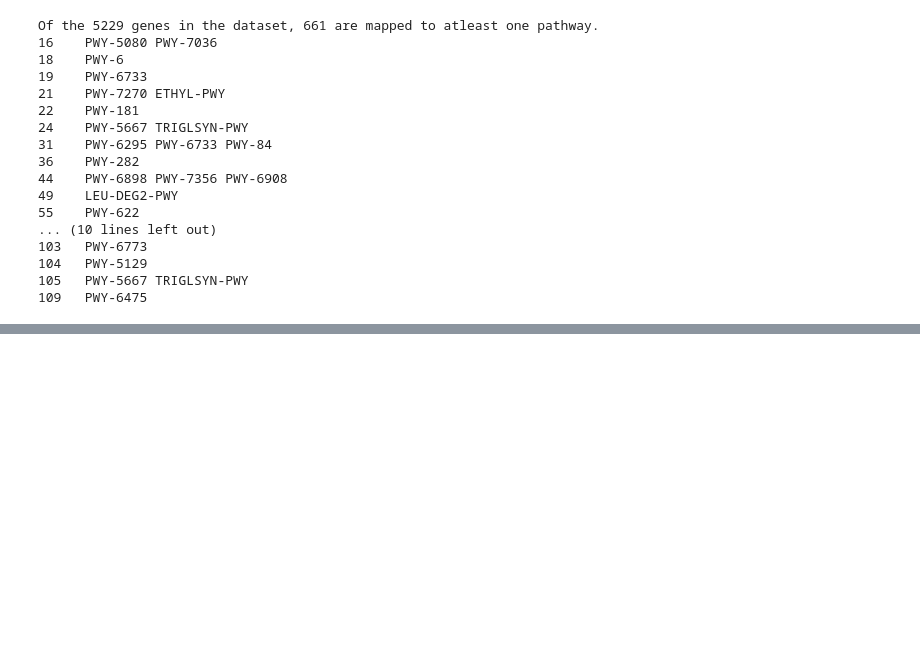
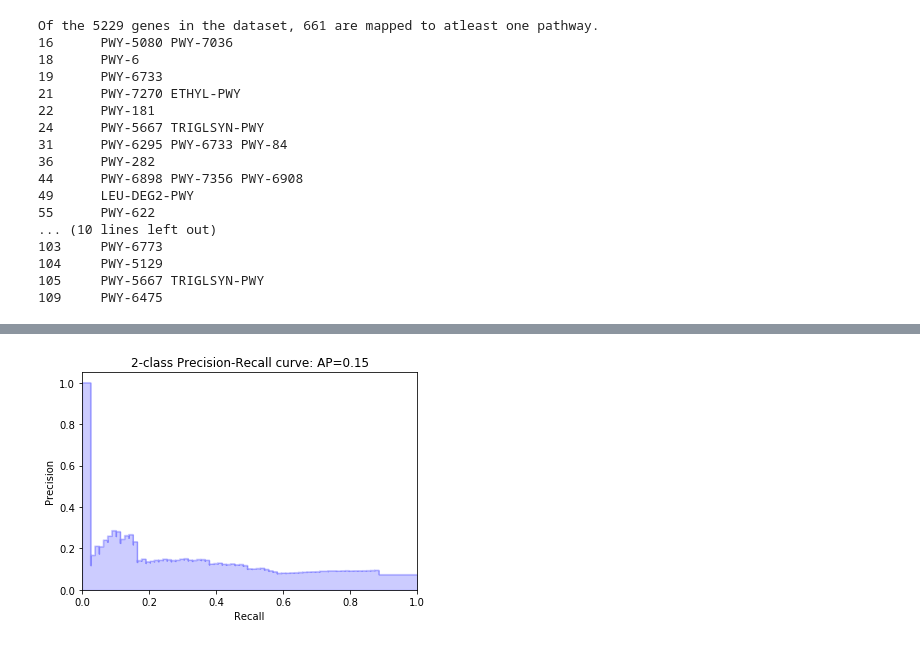
Before and after one commit to irbraun/plant-phenotypes-nlp, a Jupyter notebook: notebooks/network_analysis_athaliana_only.ipynb, the cells around one changed output, grey strips where cells are left out. Saved outputs shown, nothing was run; the diff lists cells and outputs as text; code cells hidden in the pictures; blank space fills up the shorter version.

```diff
--- a/notebooks/network_analysis_athaliana_only.ipynb
+++ b/notebooks/network_analysis_athaliana_only.ipynb
@@ -236,0 +237,11 @@ IndexError: invalid index to scalar variable.
+# %%
+# Creating one edge list for each method, then merging them into a single dataframe.
+name_to_df_mapping = {}
+name_to_df_mapping["doc2vec"] = get_edgelist_with_doc2vec(doc2vec_model, descriptions)
+name_to_df_mapping["bagofwords"] = get_edgelist_with_bagofwords(descriptions)
+name_to_df_mapping["setofwords"] = get_edgelist_with_setofwords(descriptions)
+name_to_df_mapping["setofterms"] = get_edgelist_with_annotations(annotations, mo)
+
+df = merge_edgelists(name_to_df_mapping, default_value=0.000)
+print(df.head(20))
+print(df.shape)
@@ -236,0 +323,82 @@ IndexError: invalid index to scalar variable.
+# %%
+df.loc[:,"class"] = [int(len(set(id_to_pathway_ids[id1]).intersection(set(id_to_pathway_ids[id2])))>0) for (id1,id2) in zip(df["from"].values,df["to"].values)]
+#print(df.head(5))
+#print(pd.unique(df["class"]))
+
+df["new"] = 1-df["bagofwords"]
+
+# Make sure to remove the self edges, these are not valid positive examples because we can
+# already assume that they belong to the exact same groupings or pathways.
+df_sub = df[df["from"] != df["to"]]
+
+
+from sklearn.metrics import precision_recall_curve
+from sklearn.datasets import make_classification
+from sklearn.neighbors import KNeighborsClassifier
+from sklearn.model_selection import train_test_split
+from sklearn.metrics import precision_recall_curve
+from sklearn.metrics import f1_score
+from sklearn.metrics import auc
+from sklearn.metrics import average_precision_score
+y_true = df_sub["class"].values
+y_scores = df_sub["new"].values
+
+
+# Subsetting and seeing if things improve.
+pos_tuples = [(t,s) for t,s in zip(y_true,y_scores) if t==1]
+neg_tuples = [(t,s) for t,s in zip(y_true,y_scores) if t==0]
+max_pos_samples = 600000
+max_neg_samples = 1000
+pos_tuples = pos_tuples[:max_pos_samples]
+neg_tuples = neg_tuples[:max_neg_samples]
+print(len(pos_tuples))
+print(len(neg_tuples))
+
+#https://stats.stackexchange.com/questions/251175/what-is-baseline-in-precision-recall-curve
+baseline = len(pos_tuples)/(len(pos_tuples)+len(neg_tuples))
+print("Basline is {}".format(baseline))
+
+pos_tuples.extend(neg_tuples)
+all_tuples = pos_tuples
+y_true = [x[0] for x in all_tuples]
+y_scores = [x[1] for x in all_tuples]
+precision, recall, thresholds = precision_recall_curve(y_true, y_scores)
+
+average_precision = average_precision_score(y_true, y_scores)
+
+print('Average precision-recall score: {0:0.2f}'.format(average_precision))
+
+#for i,j in zip(y_true,y_scores):
+#    print(i, j)
+
+from inspect import signature
+
+precision, recall, _ = precision_recall_curve(y_true, y_scores)
+
+# In matplotlib < 1.5, plt.fill_between does not have a 'step' argument
+step_kwargs = ({'step': 'post'}
+               if 'step' in signature(plt.fill_between).parameters
+               else {})
+plt.step(recall, precision, color='b', alpha=0.2,
+         where='post')
+plt.fill_between(recall, precision, alpha=0.2, color='b', **step_kwargs)
+
+plt.xlabel('Recall')
+plt.ylabel('Precision')
+plt.ylim([0.0, 1.05])
+plt.xlim([0.0, 1.0])
+plt.title('2-class Precision-Recall curve: AP={0:0.2f}'.format(average_precision))
+
+area = auc(recall, precision)
+print("area is",area)
+print("baseline area is",baseline) # the area under teh baseline is just width (1) x height (basline).
+print("ratio =", area/baseline)
+
+# Make sure self-edges are being removed? Those are not valid positive samples.
+# Are they in there?
+
+# The precision recall curve looks like the things that are predictable are very easily predictable, and
+# everything else is impossible-ish to predict without tanking the precision.
+# i.e., a big percentage of cases where two things are mapped to the same pathway is when they are just identical.
+# And when they are not identical, then they are impsossible to distinguish from random pairings of genes.
+# %% [output]
@@ -236,0 +412 @@ IndexError: invalid index to scalar variable.
+[figure, added]
```
Also changed, not shown: parts of 27 cells of this notebook, 2 other files.
